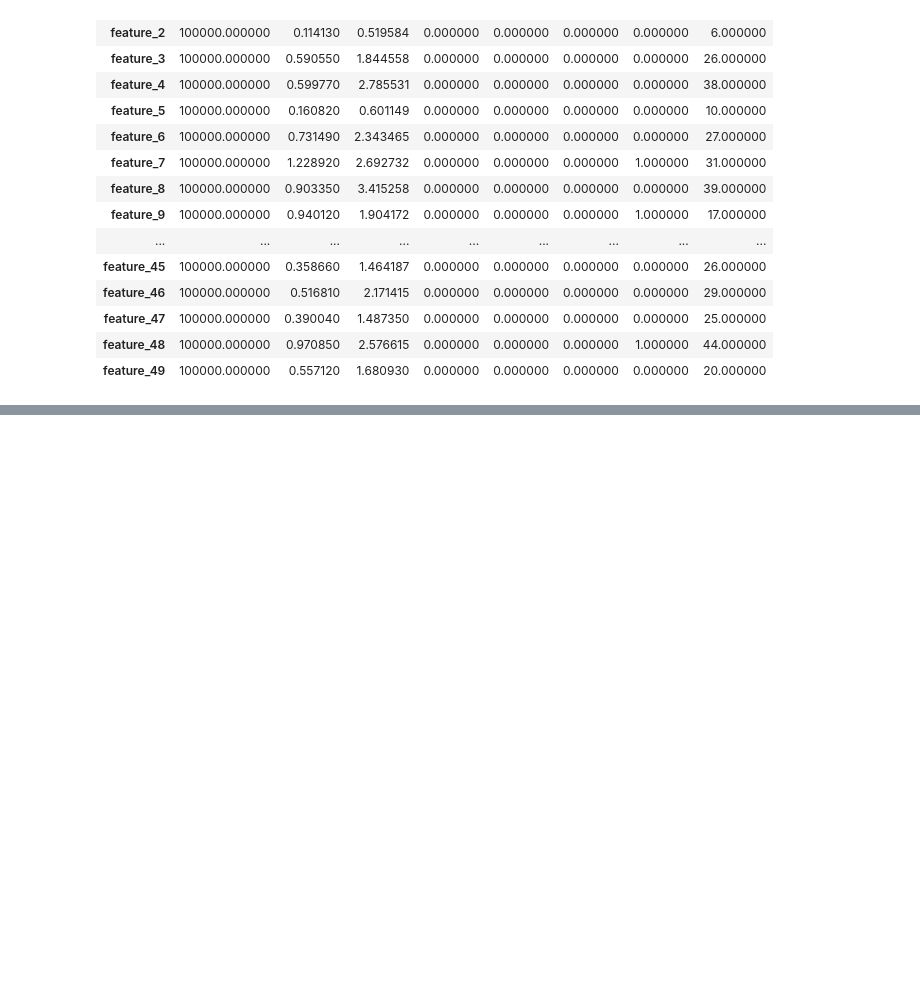
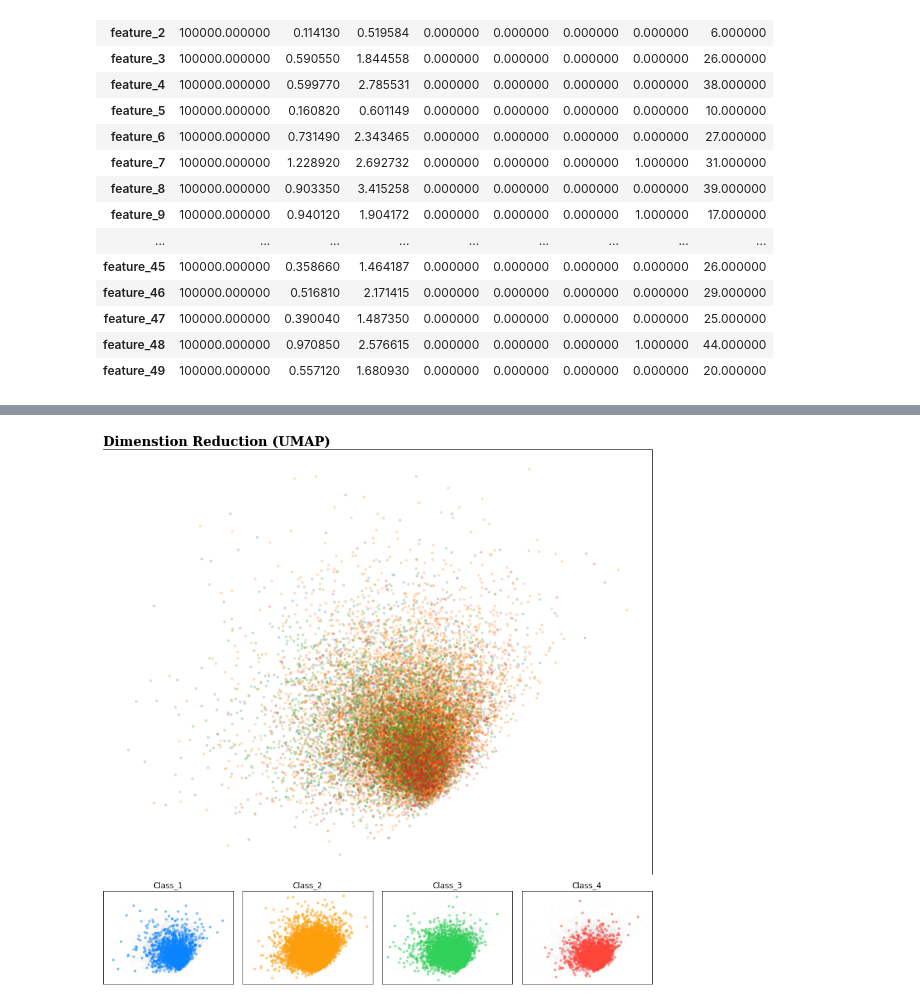
Before and after one commit to juan-ivan-NV/JI_Kaggle_Competitions, a Jupyter notebook: Tabular_Playground_Series/TPS_May_2021_H2O_PyCaret.ipynb, the cells around one changed output, grey strips where cells are left out. Saved outputs shown, nothing was run; the diff lists cells and outputs as text; code cells hidden in the pictures; blank space fills up the shorter version.

```diff
--- a/Tabular_Playground_Series/TPS_May_2021_H2O_PyCaret.ipynb
+++ b/Tabular_Playground_Series/TPS_May_2021_H2O_PyCaret.ipynb
@@ -79,2 +191,23 @@ plt.show()
+# %%
+from umap import UMAP
+
+train = data_train
+
+train_sub = train.sample(20000, random_state=0)
+target = train_sub['target']
+umap = UMAP(random_state=0)
+dr = umap.fit_transform(train_sub.iloc[:,:-1], target)
+# %%
+from sklearn.discriminant_analysis import LinearDiscriminantAnalysis as LDA
+
+target = train_sub['target']
+
+lda = LDA(n_components=2)
+X_train = lda.fit_transform(train_sub.iloc[:,:-1], target)
+#X_test = lda.transform(X_test)
 # %%
 # https://www.kaggle.com/subinium/tps-may-categorical-eda
+# %%
+r_dim_plot(X_train)
+# %% [output]
+[figure, added]
```
Also changed, not shown: parts of 11 cells of this notebook.
